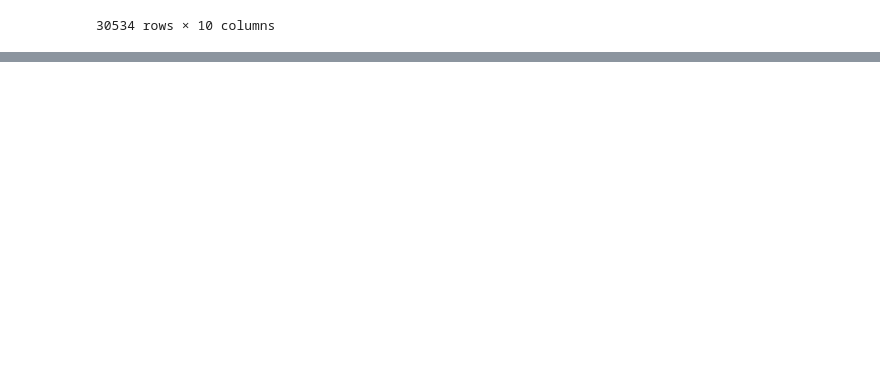
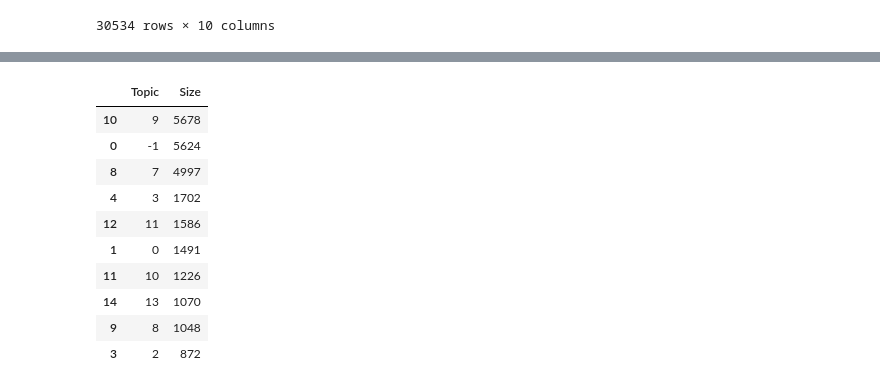
Before and after one commit to ravy101/negotiation-experiments, a Jupyter notebook: ClusterAnnot.ipynb, the cells around one changed output, grey strips where cells are left out. Cells and saved outputs as stored; diff of their text form; code cells hidden in the pictures; blank space fills up the shorter version.

```diff
--- a/ClusterAnnot.ipynb
+++ b/ClusterAnnot.ipynb
@@ -113,0 +101,18 @@ partial
+# %%
+docs_df = pd.DataFrame(list(partial['sentences']), columns=["Doc"])
+docs_df['Topic'] = cluster.labels_
+docs_df['Doc_ID'] = range(len(docs_df))
+docs_per_topic = docs_df.groupby(['Topic'], as_index = False).agg({'Doc': ' '.join})
+# %%
+def c_tf_idf(documents, m, ngram_range=(1, 1)):
+    count = CountVectorizer(ngram_range=ngram_range, stop_words="english").fit(documents)
+    t = count.transform(documents).toarray()
+    w = t.sum(axis=1)
+    tf = np.divide(t.T, w)
+    sum_t = t.sum(axis=0)
+    idf = np.log(np.divide(m, sum_t)).reshape(-1, 1)
+    tf_idf = np.multiply(tf, idf)
+
+    return tf_idf, count
+
+tf_idf, count = c_tf_idf(docs_per_topic.Doc.values, m=len(partial['sentences']))
@@ -113,0 +139,25 @@ partial
+# %%
+n_merge = 20
+for i in range(n_merge):
+    # Calculate cosine similarity
+    similarities = cosine_similarity(tf_idf.T)
+    np.fill_diagonal(similarities, 0)
+
+    # Extract label to merge into and from where
+    topic_sizes = docs_df.groupby(['Topic']).count().sort_values("Doc", ascending=False).reset_index()
+    topic_to_merge = topic_sizes.iloc[-1].Topic
+    topic_to_merge_into = np.argmax(similarities[topic_to_merge + 1]) - 1
+
+    # Adjust topics
+    docs_df.loc[docs_df.Topic == topic_to_merge, "Topic"] = topic_to_merge_into
+    old_topics = docs_df.sort_values("Topic").Topic.unique()
+    map_topics = {old_topic: index - 1 for index, old_topic in enumerate(old_topics)}
+    docs_df.Topic = docs_df.Topic.map(map_topics)
+    docs_per_topic = docs_df.groupby(['Topic'], as_index = False).agg({'Doc': ' '.join})
+
+    # Calculate new topic words
+    m = len(partial['sentences'])
+    tf_idf, count = c_tf_idf(docs_per_topic.Doc.values, m)
+    top_n_words = extract_top_n_words_per_topic(tf_idf, count, docs_per_topic, n=20)
+
+topic_sizes = extract_topic_sizes(docs_df)
@@ -113,0 +181,14 @@ partial
+# %%
+topic_sizes.head(10)
+# %% [output]
+|  | Topic | Size |
+| 10 | 9 | 5678 |
+| 0 | -1 | 5624 |
+| 8 | 7 | 4997 |
+| 4 | 3 | 1702 |
+| 12 | 11 | 1586 |
+| 1 | 0 | 1491 |
+| 11 | 10 | 1226 |
+| 14 | 13 | 1070 |
+| 9 | 8 | 1048 |
+| 3 | 2 | 872 |
```
Also changed, not shown: parts of 80 cells of this notebook, 1 other file.
